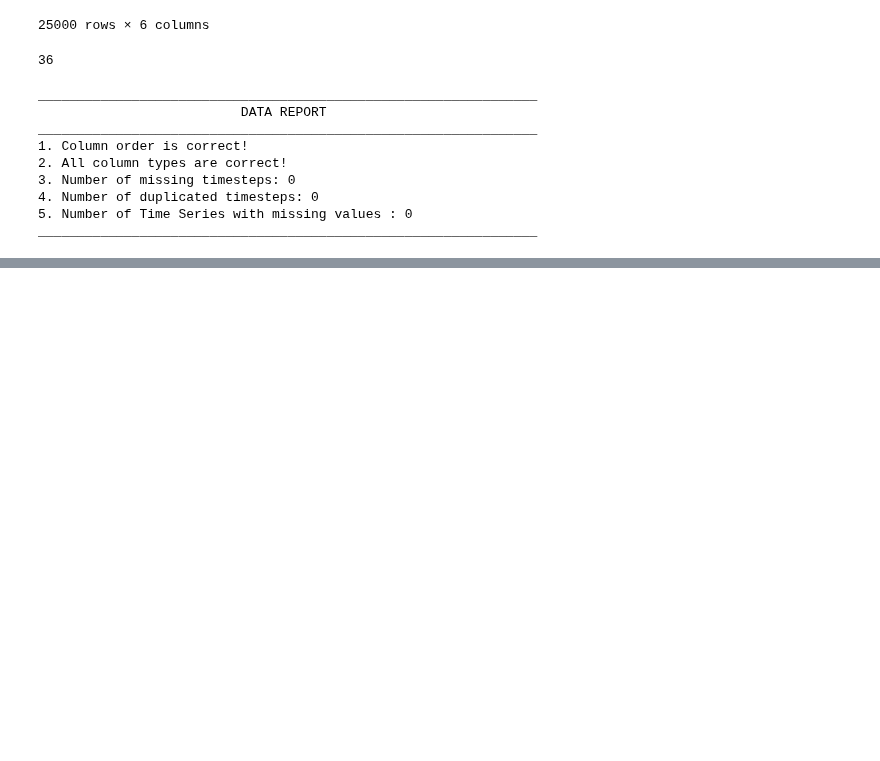
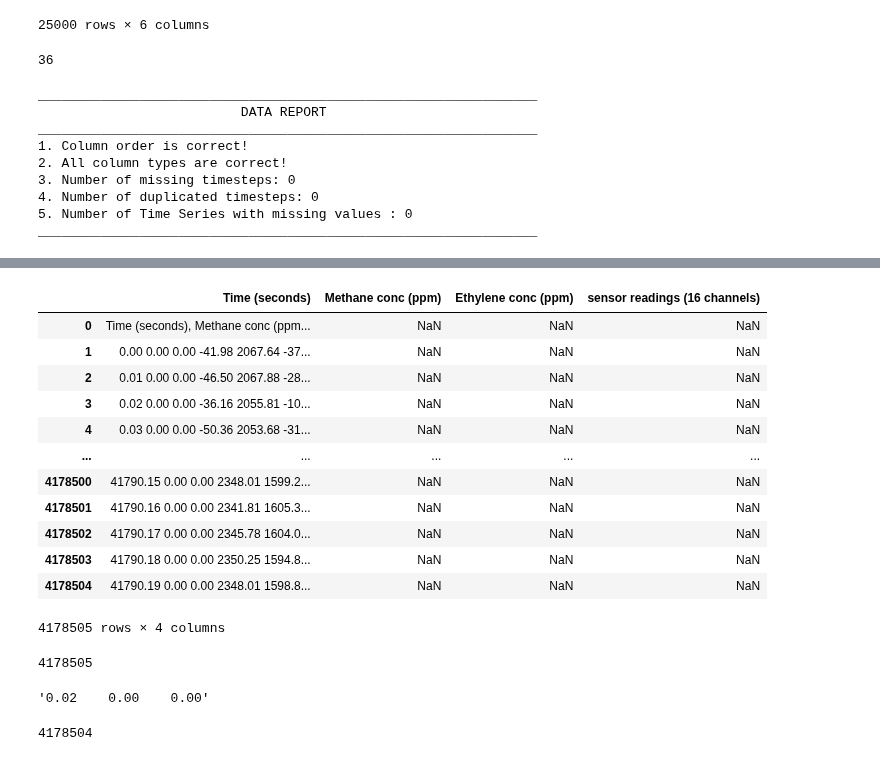
Before and after one commit to MiguelLoureiro98/timecave, a Jupyter notebook: experiments/data_preprocessing_cont.ipynb, the cells around one changed output, grey strips where cells are left out. Saved outputs shown, nothing was run; the diff lists cells and outputs as text; code cells hidden in the pictures; blank space fills up the shorter version.

```diff
--- a/experiments/data_preprocessing_cont.ipynb
+++ b/experiments/data_preprocessing_cont.ipynb
@@ -655,0 +662,18 @@ mechanical_gear_series.to_csv("C:/Users/User/Desktop/Project_repos/timecave/time
+# %%
+gas_array_ethylene_methane_data = pd.read_csv(f"{path}/Gas sensor array under dynamic gas mixtures/ethylene_methane.txt", sep="\t", names=["Time (seconds)", "Methane conc (ppm)", "Ethylene conc (ppm)", "sensor readings (16 channels)"]);
+# %%
+gas_array_ethylene_methane_data
+# %% [output]
+|  | Time (seconds) | Methane conc (ppm) | Ethylene conc (ppm) | sensor readings (16 channels) |
+| 0 | Time (seconds), Methane conc (ppm... | NaN | NaN | NaN |
+| 1 | 0.00 0.00 0.00 -41.98 2067.64 -37... | NaN | NaN | NaN |
+| 2 | 0.01 0.00 0.00 -46.50 2067.88 -28... | NaN | NaN | NaN |
+| 3 | 0.02 0.00 0.00 -36.16 2055.81 -10... | NaN | NaN | NaN |
+| 4 | 0.03 0.00 0.00 -50.36 2053.68 -31... | NaN | NaN | NaN |
+| ... | ... | ... | ... | ... |
+| 4178500 | 41790.15 0.00 0.00 2348.01 1599.2... | NaN | NaN | NaN |
+| 4178501 | 41790.16 0.00 0.00 2341.81 1605.3... | NaN | NaN | NaN |
+| 4178502 | 41790.17 0.00 0.00 2345.78 1604.0... | NaN | NaN | NaN |
+| 4178503 | 41790.18 0.00 0.00 2350.25 1594.8... | NaN | NaN | NaN |
+| 4178504 | 41790.19 0.00 0.00 2348.01 1598.8... | NaN | NaN | NaN |
+4178505 rows × 4 columns
@@ -655,0 +690,12 @@ mechanical_gear_series.to_csv("C:/Users/User/Desktop/Project_repos/timecave/time
+# %%
+len(content)
+# %% [output]
+4178505
+# %%
+content[3][:20]
+# %% [output]
+'0.02    0.00    0.00'
+# %%
+len(content[1:])
+# %% [output]
+4178504
```
Also changed, not shown: parts of 9 cells of this notebook.
